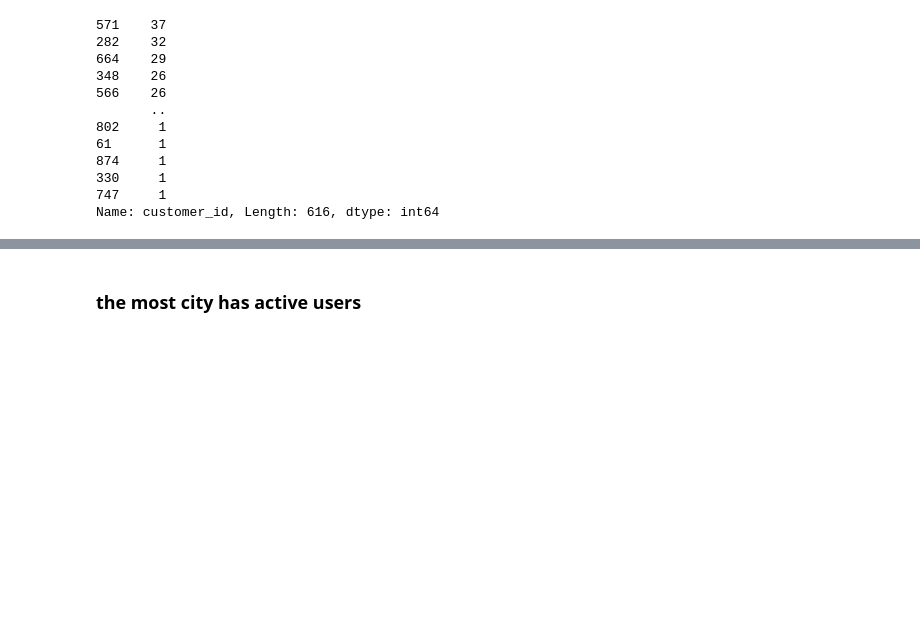
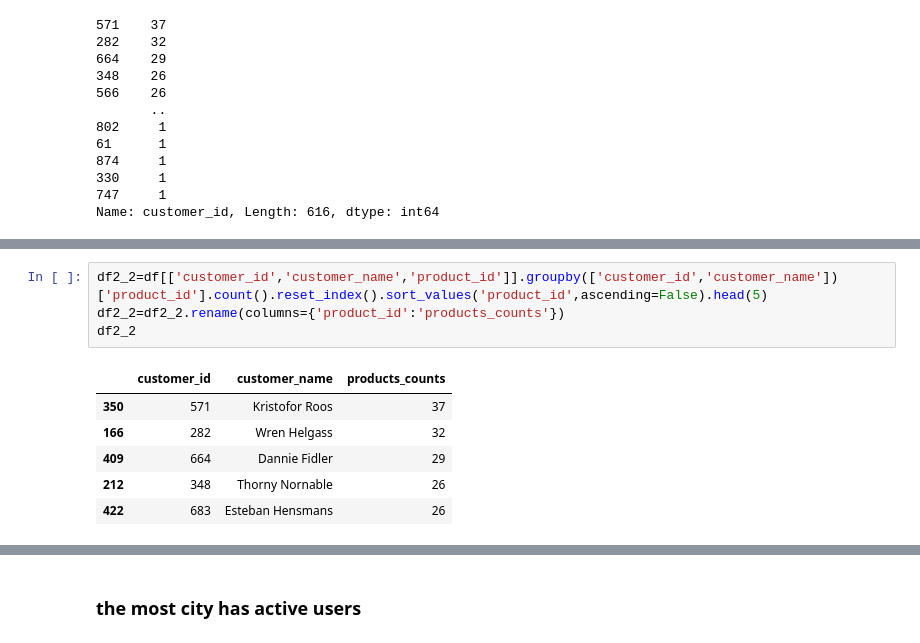
Before and after one commit to nora169/Data-Analytics_1, a Jupyter notebook: notebooks/analysis_sales_orders_customers_products.ipynb, the cells around one changed output, grey strips where cells are left out. Saved outputs shown, nothing was run; the diff lists cells and outputs as text; blank space fills up the shorter version.

```diff
--- a/notebooks/analysis_sales_orders_customers_products.ipynb
+++ b/notebooks/analysis_sales_orders_customers_products.ipynb
@@ -163,0 +173,11 @@ df['customer_id'].nunique()
+# %%
+df2_2=df[['customer_id','customer_name','product_id']].groupby(['customer_id','customer_name'])['product_id'].count().reset_index().sort_values('product_id',ascending=False).head(5)
+df2_2=df2_2.rename(columns={'product_id':'products_counts'})
+df2_2
+# %% [output]
+|  | customer_id | customer_name | products_counts |
+| 350 | 571 | Kristofor Roos | 37 |
+| 166 | 282 | Wren Helgass | 32 |
+| 409 | 664 | Dannie Fidler | 29 |
+| 212 | 348 | Thorny Nornable | 26 |
+| 422 | 683 | Esteban Hensmans | 26 |
```
Also changed, not shown: parts of 8 cells of this notebook, 2 other files.
